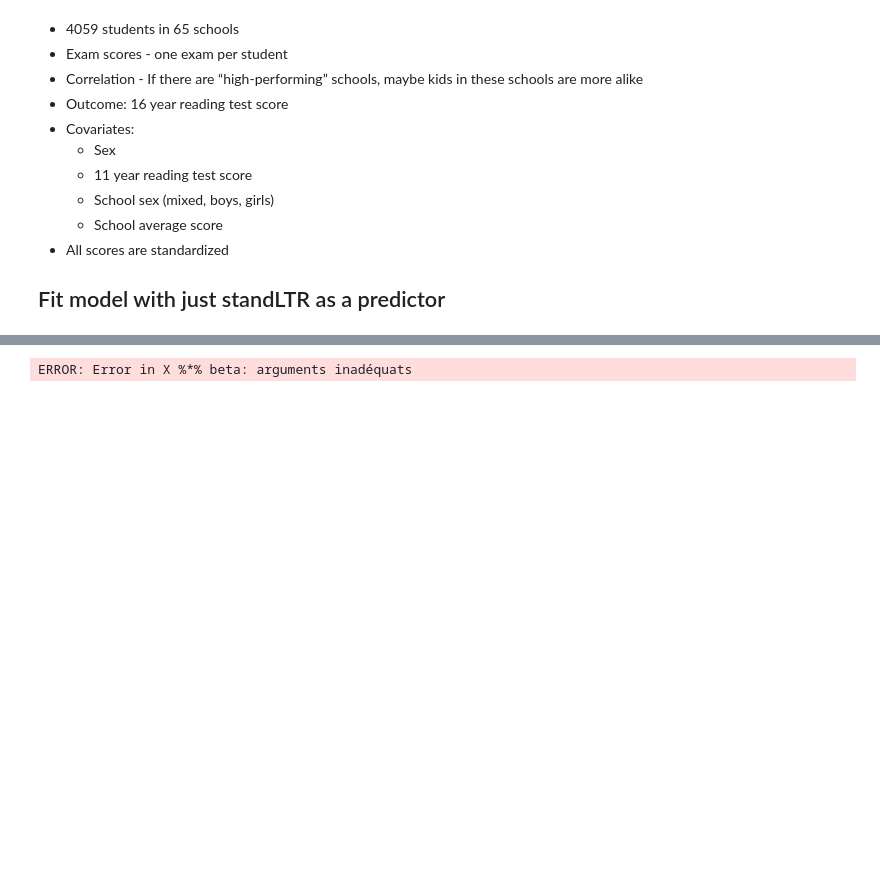
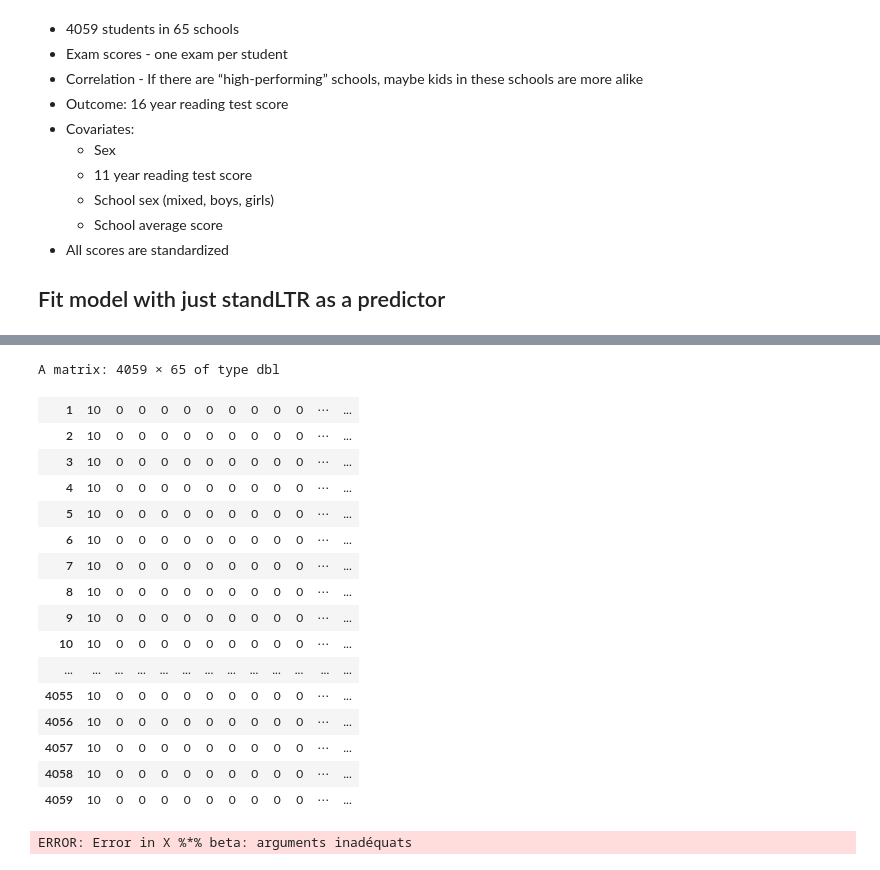
Before and after one commit to eugenebaraka/deep-stats, a Jupyter notebook: MixedEffectsModels.ipynb, the cells around one changed output, grey strips where cells are left out. Cells and saved outputs as stored; diff of their text form; code cells hidden in the pictures; blank space fills up the shorter version.

```diff
--- a/MixedEffectsModels.ipynb
+++ b/MixedEffectsModels.ipynb
@@ -215,0 +205,7 @@ def get_Vi(Zi, D, Ri):
+# %%
+y  <- exam$normexam
+x  <- exam$standLRT
+school  <- exam$school
+
+fixed_effects  <- lm(y ~ x)
+summary(fixed_effects)
@@ -215,0 +469,25 @@ def get_Vi(Zi, D, Ri):
+# %%
+# specify design matrix
+Xi  <-  model.matrix(~1+standLRT, data = exam) # fixed effects design matrix
+Zi  <-  model.matrix(~1+school, data = exam) # random effects design matrix
+yi  <- exam$normexam
+# %%
+Zi %*% D
+# %% [output]
+A matrix: 4059 × 65 of type dbl
+| 1 | 10 | 0 | 0 | 0 | 0 | 0 | 0 | 0 | 0 | 0 | ⋯ | ... |
+| 2 | 10 | 0 | 0 | 0 | 0 | 0 | 0 | 0 | 0 | 0 | ⋯ | ... |
+| 3 | 10 | 0 | 0 | 0 | 0 | 0 | 0 | 0 | 0 | 0 | ⋯ | ... |
+| 4 | 10 | 0 | 0 | 0 | 0 | 0 | 0 | 0 | 0 | 0 | ⋯ | ... |
+| 5 | 10 | 0 | 0 | 0 | 0 | 0 | 0 | 0 | 0 | 0 | ⋯ | ... |
+| 6 | 10 | 0 | 0 | 0 | 0 | 0 | 0 | 0 | 0 | 0 | ⋯ | ... |
+| 7 | 10 | 0 | 0 | 0 | 0 | 0 | 0 | 0 | 0 | 0 | ⋯ | ... |
+| 8 | 10 | 0 | 0 | 0 | 0 | 0 | 0 | 0 | 0 | 0 | ⋯ | ... |
+| 9 | 10 | 0 | 0 | 0 | 0 | 0 | 0 | 0 | 0 | 0 | ⋯ | ... |
+| 10 | 10 | 0 | 0 | 0 | 0 | 0 | 0 | 0 | 0 | 0 | ⋯ | ... |
+| ... | ... | ... | ... | ... | ... | ... | ... | ... | ... | ... | ... | ... |
+| 4055 | 10 | 0 | 0 | 0 | 0 | 0 | 0 | 0 | 0 | 0 | ⋯ | ... |
+| 4056 | 10 | 0 | 0 | 0 | 0 | 0 | 0 | 0 | 0 | 0 | ⋯ | ... |
+| 4057 | 10 | 0 | 0 | 0 | 0 | 0 | 0 | 0 | 0 | 0 | ⋯ | ... |
+| 4058 | 10 | 0 | 0 | 0 | 0 | 0 | 0 | 0 | 0 | 0 | ⋯ | ... |
+| 4059 | 10 | 0 | 0 | 0 | 0 | 0 | 0 | 0 | 0 | 0 | ⋯ | ... |
```
Also changed, not shown: parts of 13 cells of this notebook.
